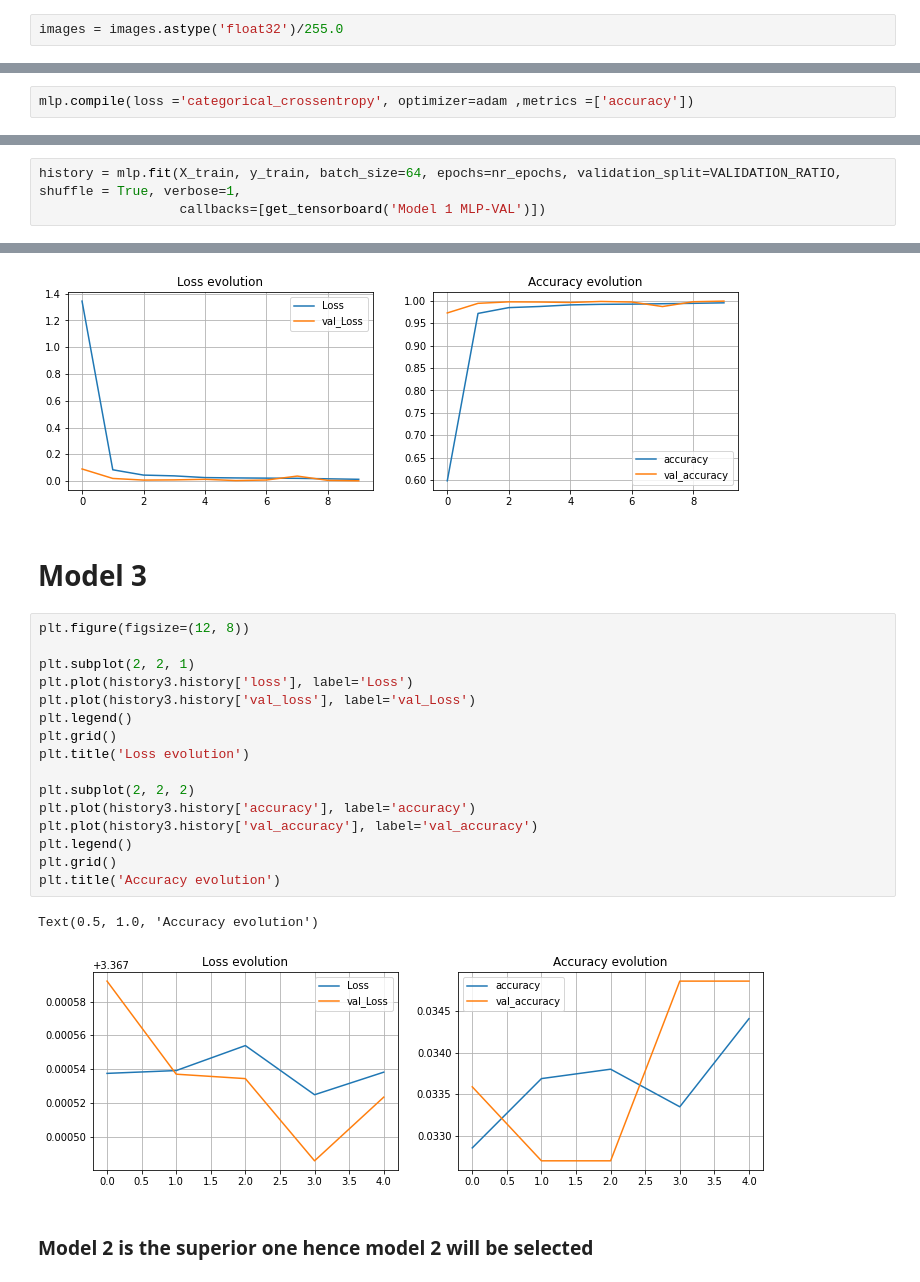
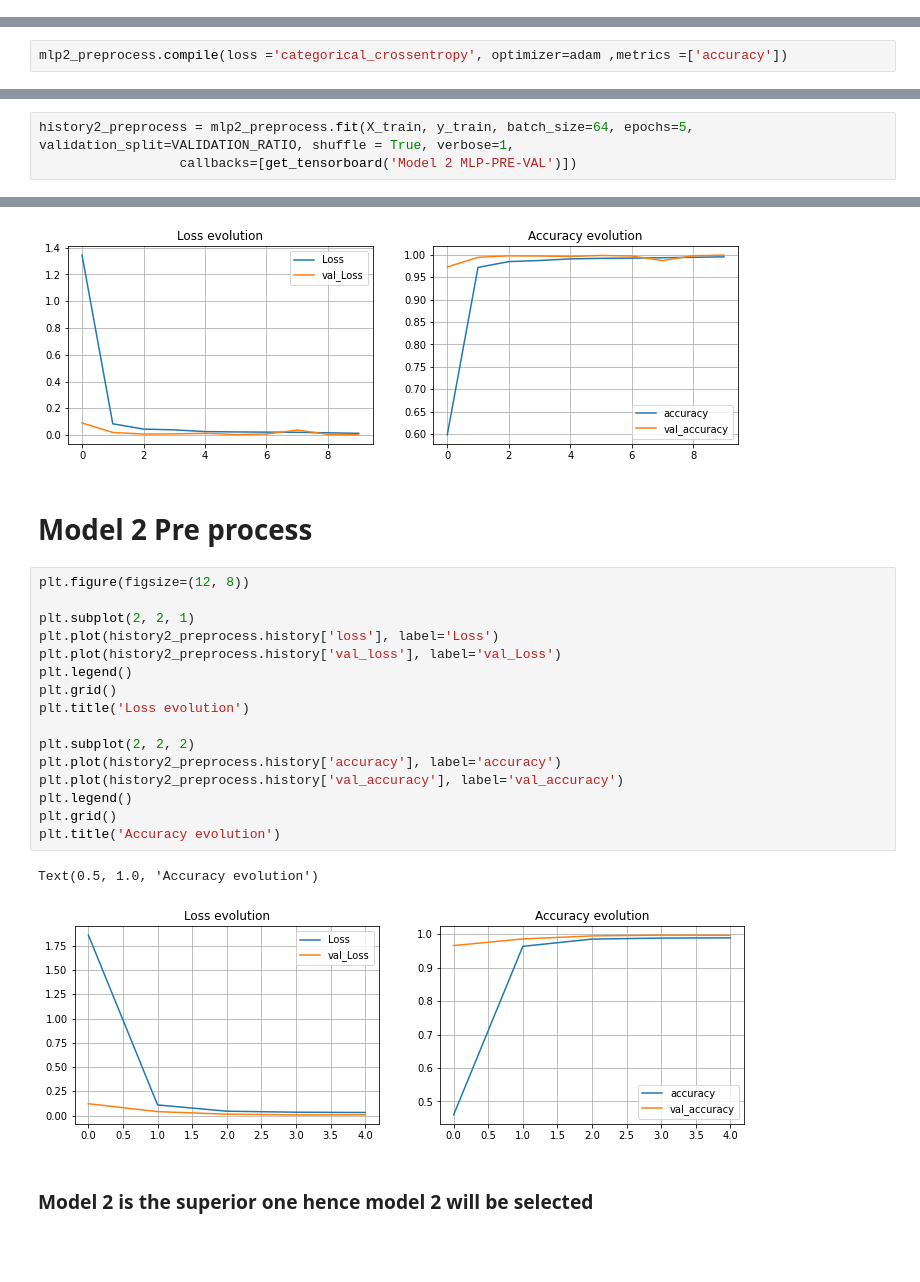
Before and after one commit to D-VPN/M2-D-VPN, a Jupyter notebook: tf-model/hand-sign-alphabets-recognition_final.ipynb, the cells around one changed output, grey strips where cells are left out. Saved outputs shown, nothing was run; the diff lists cells and outputs as text; blank space fills up the shorter version.

Commit message:
create new alphabets recognition model wth preprocessing done inside model

```diff
--- a/tf-model/hand-sign-alphabets-recognition.ipynb
+++ b/tf-model/hand-sign-alphabets-recognition_final.ipynb
@@ -167,5 +168,3 @@ print(f'images = {nr_images} \t| width = {x} \t| height = {y} \t| channels = {c}
 images = 87000  | width = 64    | height = 64   | channels = 3
 # %% [markdown]
 # Data Preprocessing
-# %%
-images = images.astype('float32')/255.0
@@ -373,4 +323,4 @@ def get_tensorboard(model_name):
 # %%
 adam = Adam(lr=learning_rate)
 # %%
-mlp.compile(loss ='categorical_crossentropy', optimizer=adam ,metrics =['accuracy'])
+mlp2_preprocess.compile(loss ='categorical_crossentropy', optimizer=adam ,metrics =['accuracy'])
@@ -381,7 +327,7 @@ mlp3.compile(loss ='categorical_crossentropy', optimizer=adam ,metrics =['accura
 # %% [markdown]
 ### Train
 # %%
-history = mlp.fit(X_train, y_train, batch_size=64, epochs=nr_epochs, validation_split=VALIDATION_RATIO, shuffle = True, verbose=1,
-                  callbacks=[get_tensorboard('Model 1 MLP-VAL')])
+history2_preprocess = mlp2_preprocess.fit(X_train, y_train, batch_size=64, epochs=5, validation_split=VALIDATION_RATIO, shuffle = True, verbose=1,
+                  callbacks=[get_tensorboard('Model 2 MLP-PRE-VAL')])
 # %% [output]
 Successfully created directory
@@ -474,26 +365,26 @@ plt.title('Accuracy evolution')
 Text(0.5, 1.0, 'Accuracy evolution')
 [figure]
 # %% [markdown]
-# Model 3
+# Model 2 Pre process
 # %%
 plt.figure(figsize=(12, 8))
 
 plt.subplot(2, 2, 1)
-plt.plot(history3.history['loss'], label='Loss')
-plt.plot(history3.history['val_loss'], label='val_Loss')
+plt.plot(history2_preprocess.history['loss'], label='Loss')
+plt.plot(history2_preprocess.history['val_loss'], label='val_Loss')
 plt.legend()
 plt.grid()
 plt.title('Loss evolution')
 
 plt.subplot(2, 2, 2)
-plt.plot(history3.history['accuracy'], label='accuracy')
-plt.plot(history3.history['val_accuracy'], label='val_accuracy')
+plt.plot(history2_preprocess.history['accuracy'], label='accuracy')
+plt.plot(history2_preprocess.history['val_accuracy'], label='val_accuracy')
 plt.legend()
 plt.grid()
 plt.title('Accuracy evolution')
 # %% [output]
 Text(0.5, 1.0, 'Accuracy evolution')
-[figure, old version]
+[figure, new version]
 # %% [markdown]
 ### Model 2 is the superior one hence model 2 will be selected
 # %%
```
Also changed, not shown: parts of 26 cells of this notebook, 1 other file.
